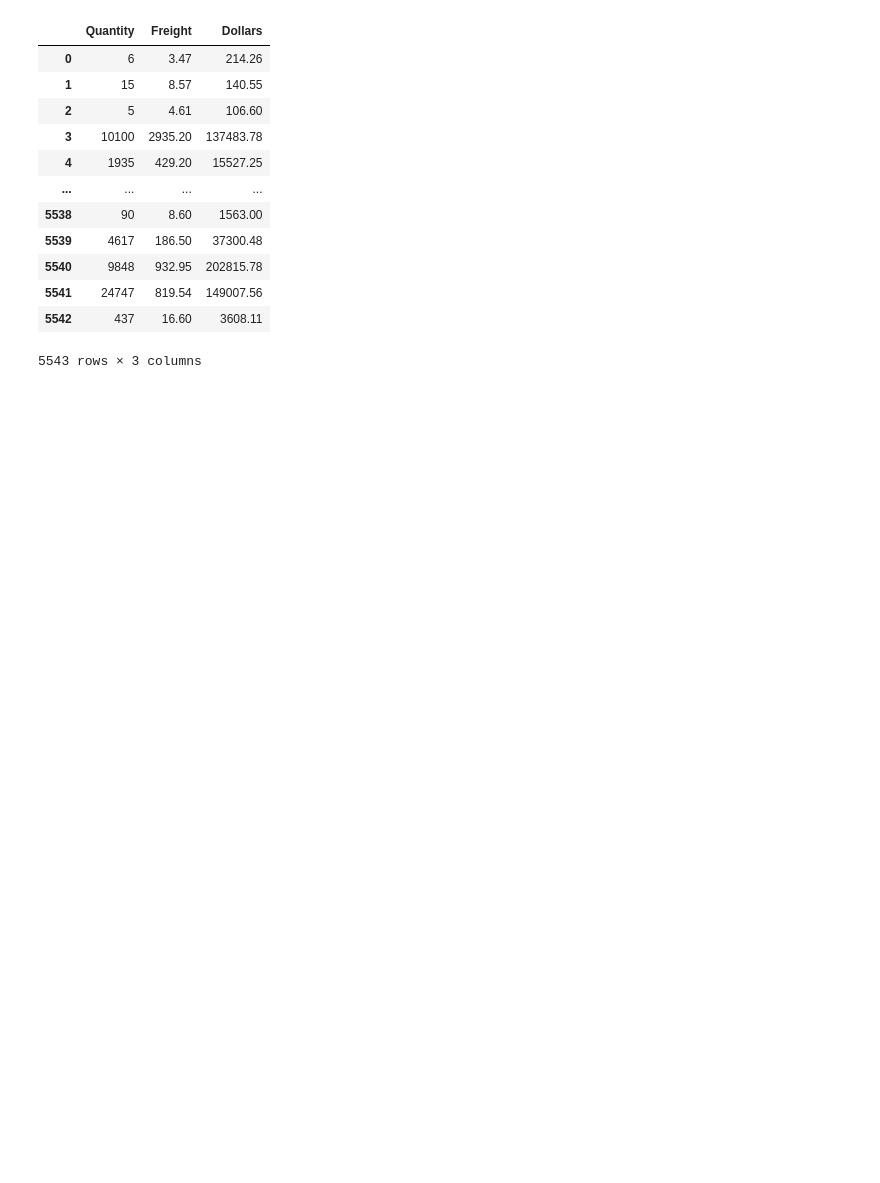
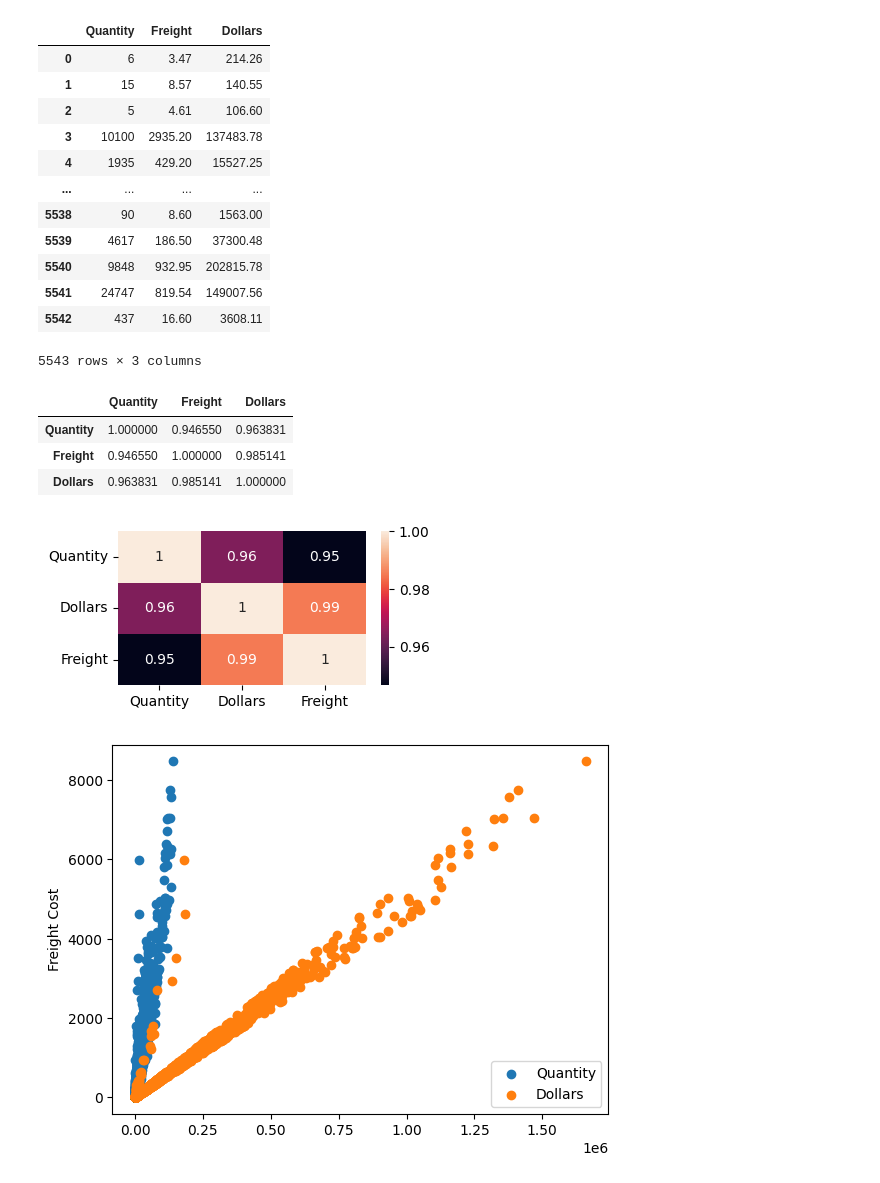
Before and after one commit to Rohit3435/invoice-intelligence-ml, a Jupyter notebook: invoice_intelligence_ml.ipynb, the cells around one changed output. Cells and saved outputs as stored; diff of their text form; code cells hidden in the pictures; blank space fills up the shorter version.

Commit message:
Relationship between Quantity, Dollars and Freight

```diff
--- a/invoice_intelligence_ml.ipynb
+++ b/invoice_intelligence_ml.ipynb
@@ -156,3 +156,39 @@ vendor_df[['Quantity', 'Freight', 'Dollars']]
 | 5541 | 24747 | 819.54 | 149007.56 |
 | 5542 | 437 | 16.60 | 3608.11 |
 5543 rows × 3 columns
+# %%
+vendor_df[['Quantity', 'Freight', 'Dollars']].corr()
+# %% [output]
+|  | Quantity | Freight | Dollars |
+| Quantity | 1.000000 | 0.946550 | 0.963831 |
+| Freight | 0.946550 | 1.000000 | 0.985141 |
+| Dollars | 0.963831 | 0.985141 | 1.000000 |
+# %%
+# Relationship between Quantity, Dollars and Freight
+
+plt.figure(figsize=(4,2))
+
+sns.heatmap(
+    vendor_df[['Quantity', 'Dollars', 'Freight']].corr(),
+    annot=True
+)
+
+plt.show()
+
+
+plt.scatter(
+    vendor_df['Quantity'],
+    vendor_df['Freight']
+)
+
+plt.scatter(
+    vendor_df['Dollars'],
+    vendor_df['Freight']
+)
+
+plt.legend(['Quantity', 'Dollars'])
+plt.ylabel('Freight Cost')
+plt.show()
+# %% [output]
+[figure, added]
+[figure, added]
```
